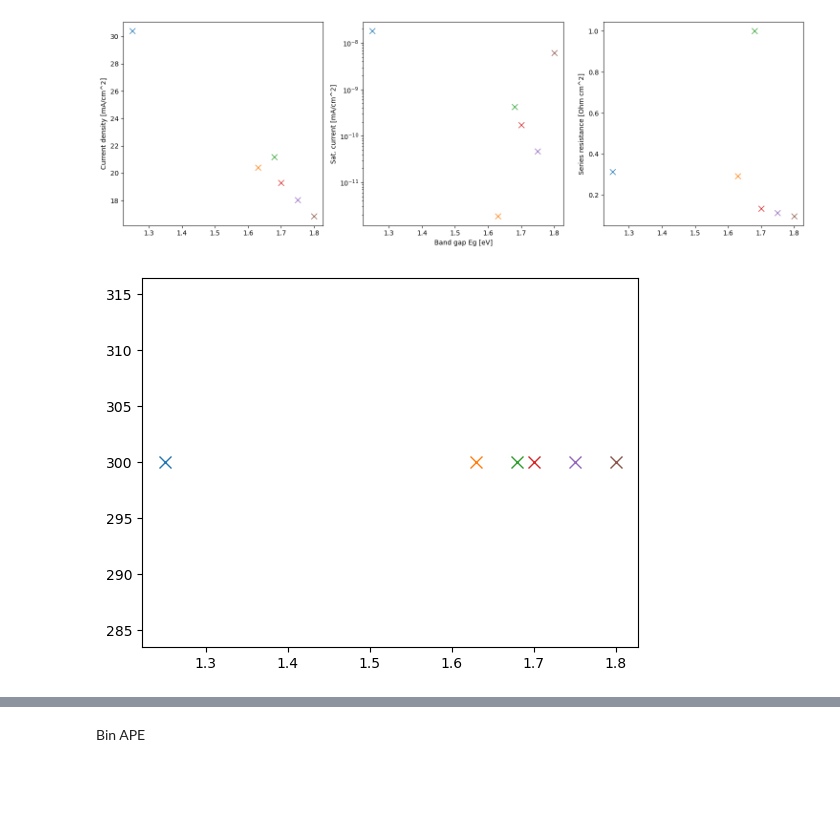
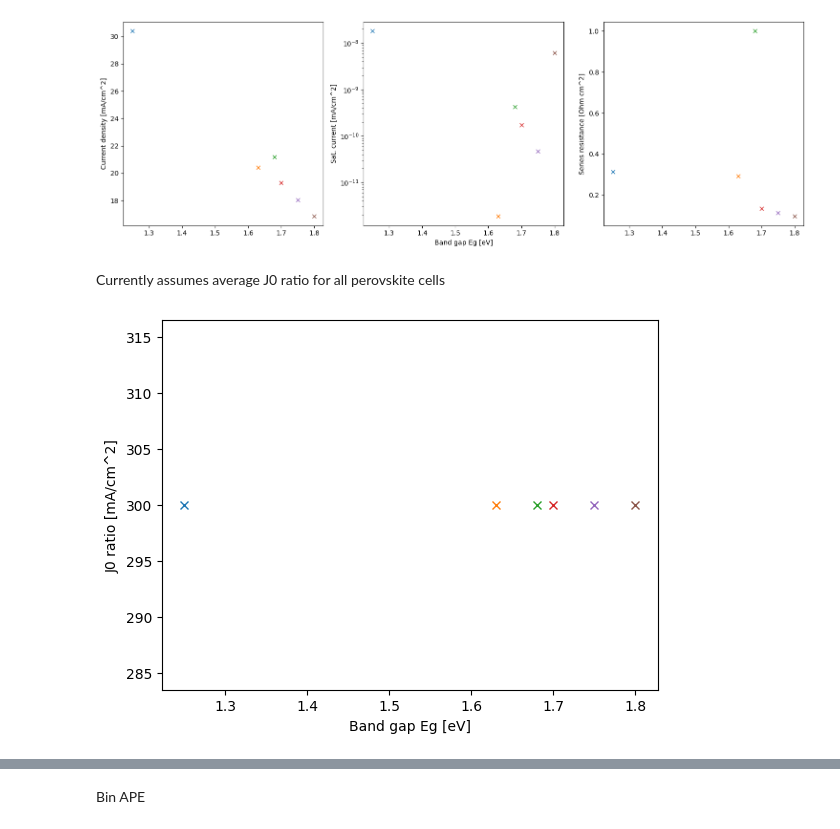
Before and after one commit to roberthilleck/PVcircuit, a Jupyter notebook: notebooks/EY_Psk-Si-tandem-APEbinning.ipynb, the cells around one changed output, grey strips where cells are left out. Saved outputs shown, nothing was run; the diff lists cells and outputs as text; code cells hidden in the pictures; blank space fills up the shorter version.

```diff
--- a/notebooks/EY_Psk-Si-tandem-APEbinning.ipynb
+++ b/notebooks/EY_Psk-Si-tandem-APEbinning.ipynb
@@ -654,23 +587,25 @@ psc_params[0] * 1e3
 # %% [output]
 16.835315096608326
 [figure]
+# %% [markdown]
+Currently assumes average J0 ratio for all perovskite cells
 # %%
 fig,ax = plt.subplots(1)
 
 for eg in fp_psk_eqe.keys():
     psc_params, si_params = get_jv_params(fp_psk_jv[eg], fp_si_jv)
     df_tandem_eqe, df_si_eqe_interp = get_tandem_eqe(fp_psk_eqe[eg], fp_psk_trans[eg], fp_si_eqe, psc_params, si_params)
-    # df_tandem_eqe, meteo_location.spectra = match_eqe_spectra(df_tandem_eqe, meteo_location.spectra)
+    # df_tandem_eqe, meteo_spectra.spectra = match_eqe_spectra(df_tandem_eqe, meteo_spectra.spectra)
     df_psk_eqe_interp = df_tandem_eqe.iloc[:, 0]
     df_si_eqe_filtered = df_tandem_eqe.iloc[:, 1]
 
     eg_si, sigma_si = calc_Eg_Rau(df_si_eqe_interp)
     eg_psc, sigma_psc = calc_Eg_Rau(df_psk_eqe_interp)
 
 
     dev3T = get_tandem_device(psc_params, si_params, df_si_eqe_filtered, eg_psc, eg_si)
     ax.plot(eg,dev3T.top.J0ratio,"x")
-
-    # fig,ax = plt.subplots(1,3,sharex=True,figsize=(15, 5))
+    ax.set_xlabel("Band gap Eg [eV]")
+    ax.set_ylabel("J0 ratio [mA/cm^2]")
 # %% [output]
-[figure, old version]
+[figure, new version]
```
Also changed, not shown: parts of 93 cells of this notebook.
